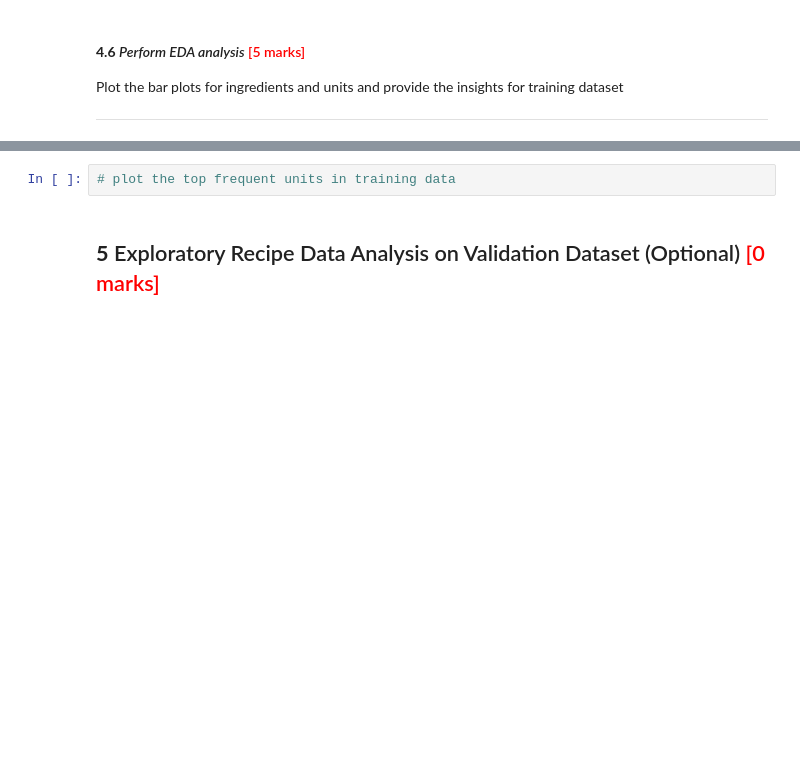
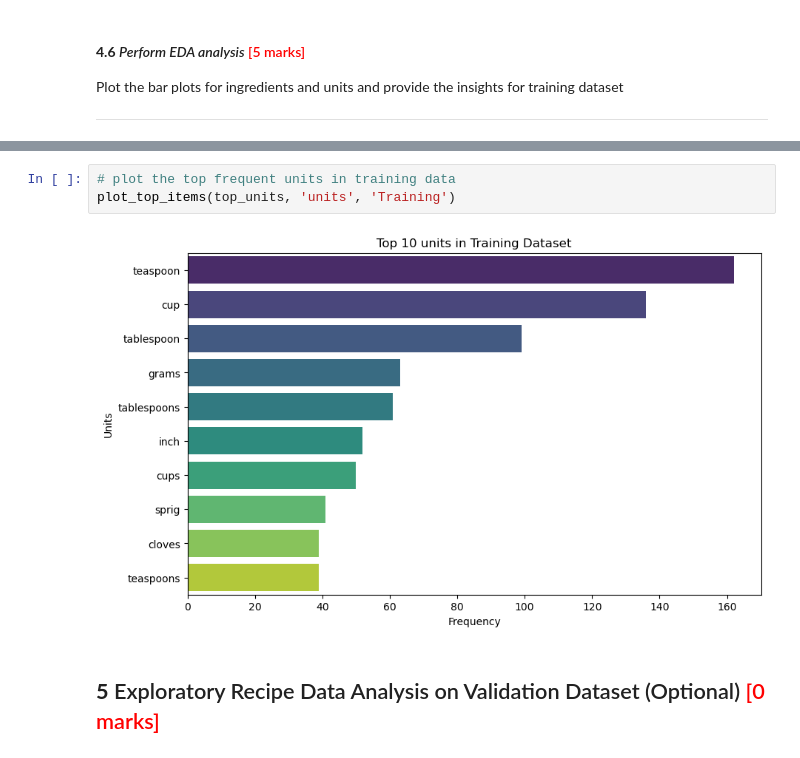
Before and after one commit to rajiv2607/Identifying-Key-Entities-in-Recipe-Data, a Jupyter notebook: Identifying_Key_Entities_Recipe_Data_Starter.ipynb, the cells around one changed output, grey strips where cells are left out. Saved outputs shown, nothing was run; the diff lists cells and outputs as text; blank space fills up the shorter version.

```diff
--- a/Identifying_Key_Entities_Recipe_Data_Starter.ipynb
+++ b/Identifying_Key_Entities_Recipe_Data_Starter.ipynb
@@ -372,5 +516,8 @@ Plot the bar plots for ingredients and units and provide the insights for traini
 # %%
 # plot the top frequent units in training data
+plot_top_items(top_units, 'units', 'Training')
+# %% [output]
+[figure, added]
 # %% [markdown]
 ## **5** Exploratory Recipe Data Analysis on Validation Dataset (Optional)<font color = red> [0 marks]</font> <br>
 # %% [markdown]
```
Also changed, not shown: parts of 15 cells of this notebook.
